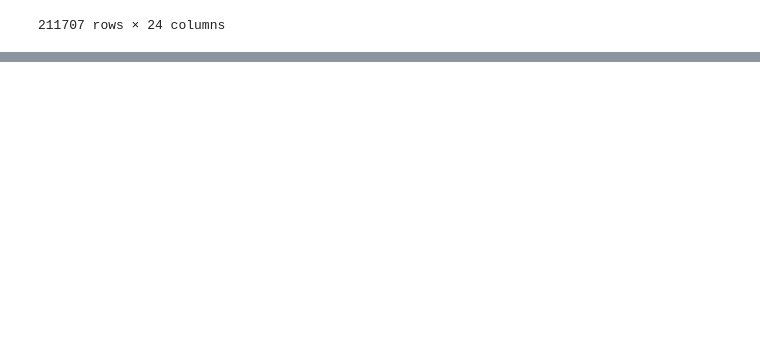
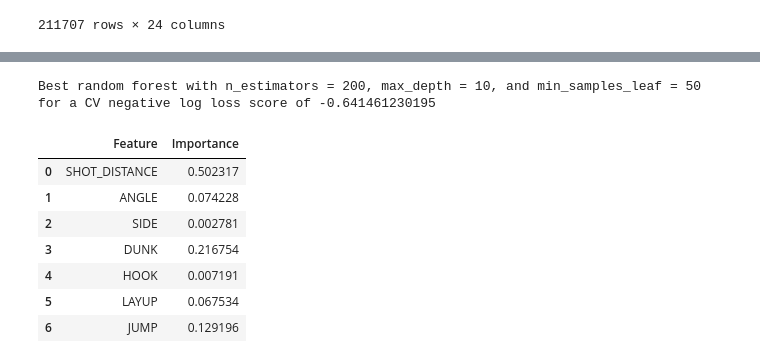
Before and after one commit to basketballrelativity/shot_probability, a Jupyter notebook: shot_probability.ipynb, the cells around one changed output, grey strips where cells are left out. Saved outputs shown, nothing was run; the diff lists cells and outputs as text; code cells hidden in the pictures; blank space fills up the shorter version.

```diff
--- a/shot_probability.ipynb
+++ b/shot_probability.ipynb
@@ -342,3 +337,5 @@ all_shots_df
 | 211705 | Jump Shot | Missed Shot | 20180411 | 559 | 21701230 | Shot Chart Detail | SAC | 193 | 209 | ... |
 | 211706 | Jump Shot | Missed Shot | 20180411 | 561 | 21701230 | Shot Chart Detail | SAC | 136 | 258 | ... |
 211707 rows × 24 columns
+# %%
+features_df = feature_engineering(all_shots_df)
@@ -344,0 +350,4 @@ all_shots_df
+# %%
+output = list(features_df['SHOT_MADE_FLAG'])
+features_df = features_df.drop(['SHOT_MADE_FLAG'], axis=1)
+X_train, X_test, y_train, y_test = train_test_split(features_df, output, test_size=0.1, random_state=489)
@@ -344,0 +367,7 @@ all_shots_df
+# %%
+parameters = {'n_estimators':[200],
+              'max_depth': [10],
+              'min_samples_leaf': [50]}
+rf_classifier = RandomForestClassifier(random_state=3409)
+clf = GridSearchCV(rf_classifier, parameters, cv=5, scoring='neg_log_loss')
+clf.fit(X_train, y_train)
@@ -344,0 +386,17 @@ all_shots_df
+# %%
+rf_best = clf.best_estimator_
+print('Best random forest with n_estimators = ' + str(rf_best.n_estimators) + ', max_depth = ' + str(rf_best.max_depth) +
+    ', and min_samples_leaf = ' + str(rf_best.min_samples_leaf) + ' for a CV negative log loss score of ' + str(clf.best_score_))
+# %% [output]
+Best random forest with n_estimators = 200, max_depth = 10, and min_samples_leaf = 50 for a CV negative log loss score of -0.641461230195
+# %%
+pd.DataFrame({'Feature': list(X_train), 'Importance': rf_best.feature_importances_})
+# %% [output]
+|  | Feature | Importance |
+| 0 | SHOT_DISTANCE | 0.502317 |
+| 1 | ANGLE | 0.074228 |
+| 2 | SIDE | 0.002781 |
+| 3 | DUNK | 0.216754 |
+| 4 | HOOK | 0.007191 |
+| 5 | LAYUP | 0.067534 |
+| 6 | JUMP | 0.129196 |
```
Also changed, not shown: parts of 24 cells of this notebook, 1 other file.
